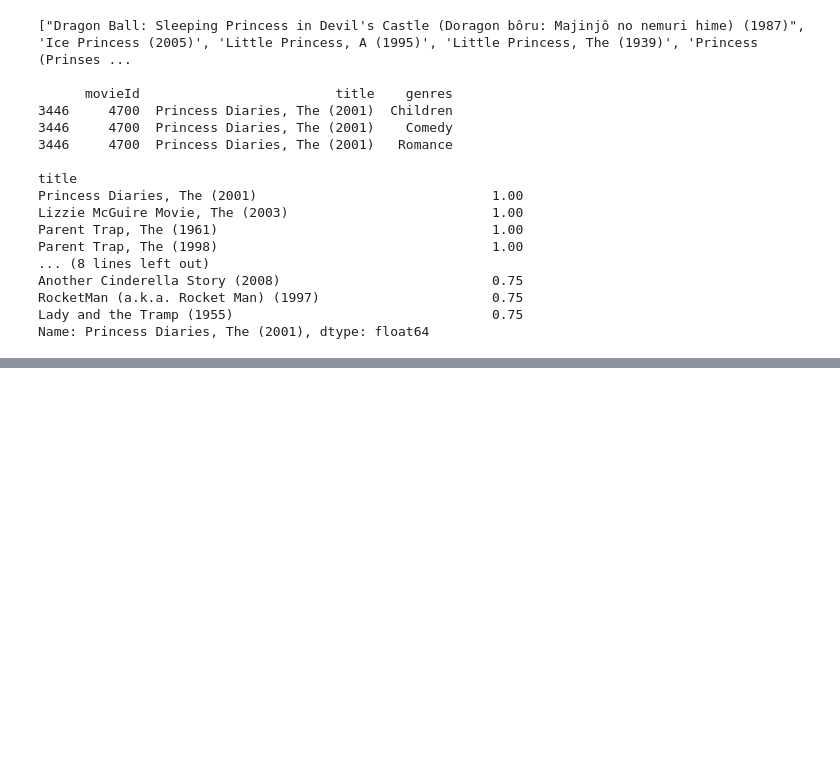
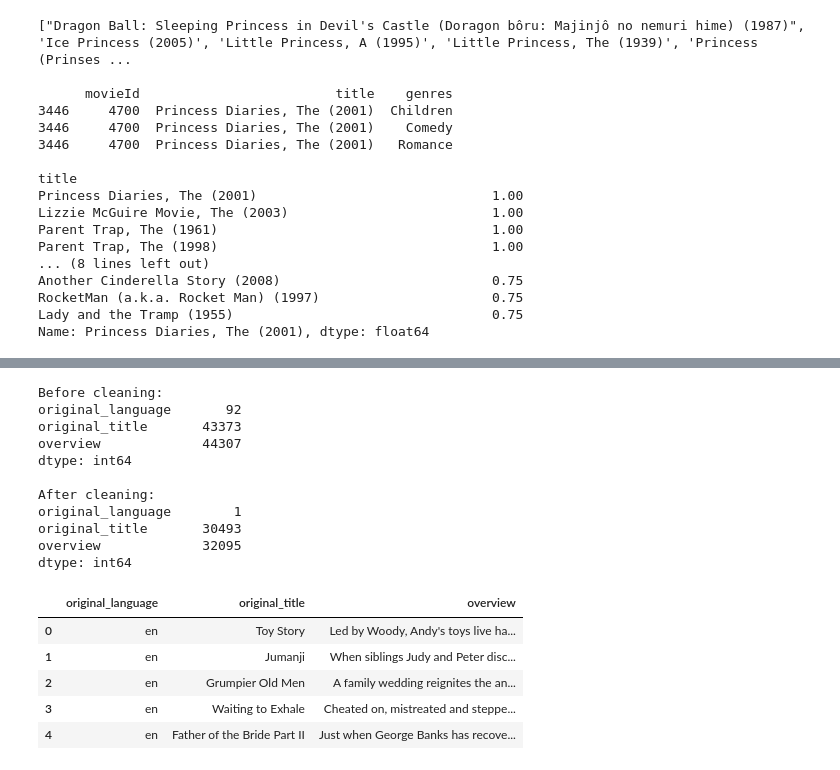
Before and after one commit to wswu001/Recommendation-Engine-for-Movies, a Jupyter notebook: Part2_content_based.ipynb, the cells around one changed output, grey strips where cells are left out. Saved outputs shown, nothing was run; the diff lists cells and outputs as text; code cells hidden in the pictures; blank space fills up the shorter version.

```diff
--- a/Part2_content_based.ipynb
+++ b/Part2_content_based.ipynb
@@ -165,0 +171,4 @@ Name: Princess Diaries, The (2001), dtype: float64
+# %%
+# Load in another movie dataset obtained from Kaggle
+meta_movie = pd.read_csv('movies_metadata.csv')
+meta_movie.info()
@@ -165,0 +193,30 @@ Name: Princess Diaries, The (2001), dtype: float64
+# %%
+# Subset the columns which is needed
+movie_all_language_df = meta_movie[['original_language', 'original_title', 'overview']]
+print('Before cleaning: \n'+ f'{movie_all_language_df.nunique()}')
+print()
+
+# Filter movies using english as its language
+movie_en_df = movie_all_language_df[movie_all_language_df['original_language']=='en']
+
+# Inspect properties of the dataframe
+print('After cleaning: \n' + f'{movie_en_df.nunique()}')
+movie_en_df.head()
+# %% [output]
+Before cleaning:
+original_language       92
+original_title       43373
+overview             44307
+dtype: int64
+
+After cleaning:
+original_language        1
+original_title       30493
+overview             32095
+dtype: int64
+|  | original_language | original_title | overview |
+| 0 | en | Toy Story | Led by Woody, Andy's toys live ha... |
+| 1 | en | Jumanji | When siblings Judy and Peter disc... |
+| 2 | en | Grumpier Old Men | A family wedding reignites the an... |
+| 3 | en | Waiting to Exhale | Cheated on, mistreated and steppe... |
+| 4 | en | Father of the Bride Part II | Just when George Banks has recove... |
```
Also changed, not shown: parts of 4 cells of this notebook.
